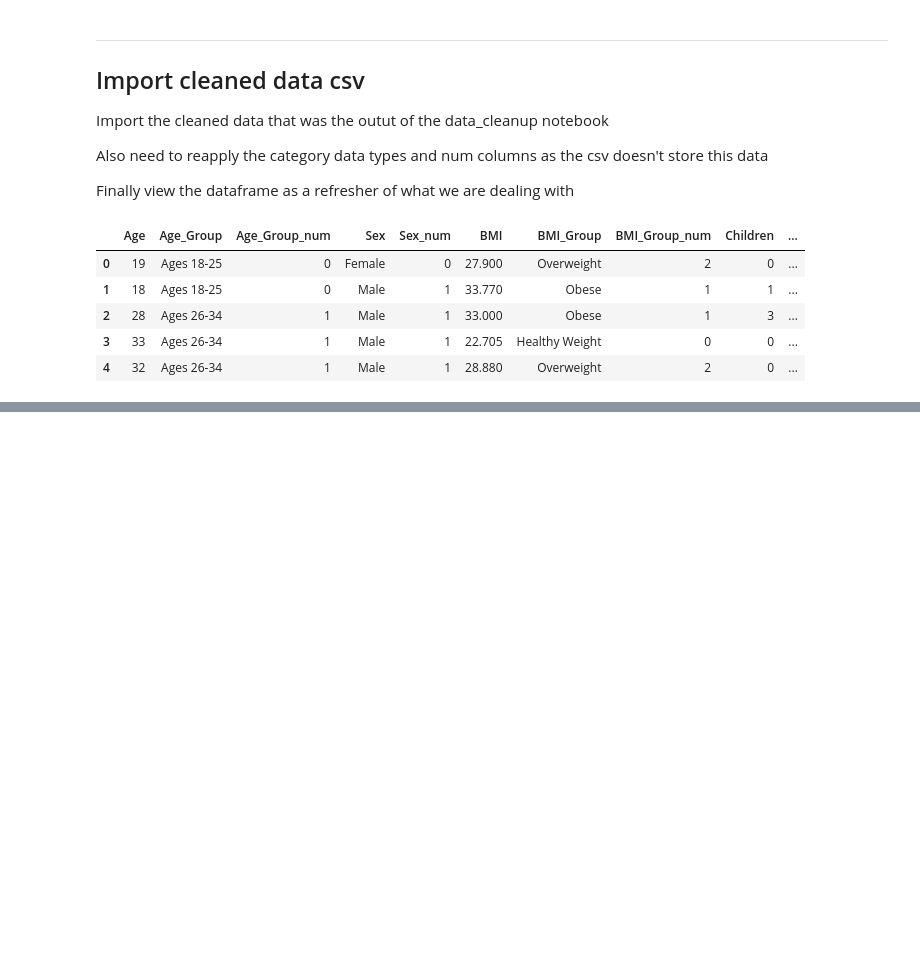
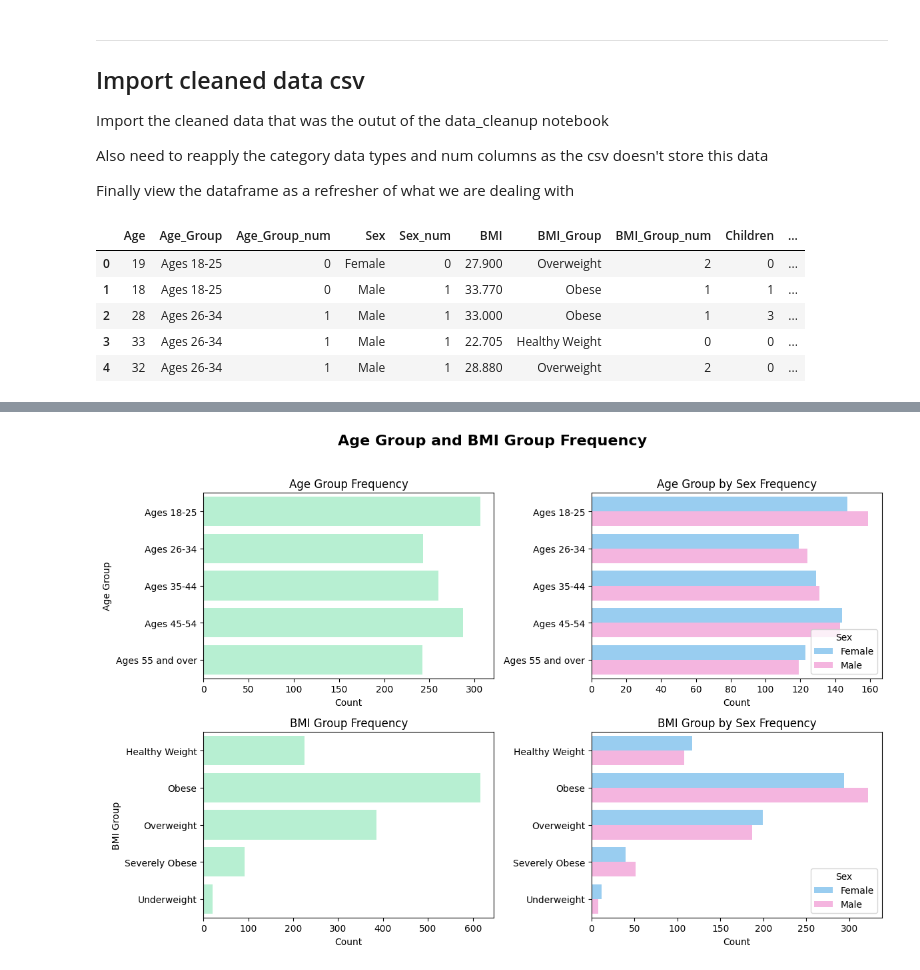
Before and after one commit to petedanielsmith/HealthcareInsuranceDataAnalyticsProject, a Jupyter notebook: jupyter_notebooks/data_visualisation.ipynb, the cells around one changed output, grey strips where cells are left out. Saved outputs shown, nothing was run; the diff lists cells and outputs as text; code cells hidden in the pictures; blank space fills up the shorter version.

Commit message:
Add fequency bar charts for bmi group and age groups to nnotebook (#20)

```diff
--- a/jupyter_notebooks/data_visualisation.ipynb
+++ b/jupyter_notebooks/data_visualisation.ipynb
@@ -43,0 +52,44 @@ insurance.head()
+# %%
+# Create subplots
+fig, axs = plt.subplots(2, 2, figsize=(12, 8))
+
+# Define palettes for male and female
+palette_sex = ["#8AD0FF", "#FFAAE3"]
+
+# Top-left: Age group
+sns.countplot(y='Age_Group', data=insurance, ax=axs[0, 0], color='#AEF8D2')
+axs[0, 0].set_title('Age Group Frequency')
+axs[0, 0].set_xlabel('Count')
+axs[0, 0].set_ylabel('Age Group')
+
+# Top-right: Age group by sex
+sns.countplot(y='Age_Group', data=insurance, hue='Sex', ax=axs[0, 1], palette=palette_sex)
+axs[0, 1].set_title('Age Group by Sex Frequency')
+axs[0, 1].set_xlabel('Count')
+axs[0, 1].set_ylabel('')
+axs[0, 1].legend(title='Sex', loc='lower right')
+
+# Bottom-left: BMI group
+sns.countplot(y='BMI_Group', data=insurance, ax=axs[1, 0], color="#AEF8D2")
+axs[1, 0].set_title('BMI Group Frequency')
+axs[1, 0].set_xlabel('Count')
+axs[1, 0].set_ylabel('BMI Group')
+
+# Bottom-right: BMI group by sex
+sns.countplot(y='BMI_Group', data=insurance, hue='Sex', ax=axs[1, 1], palette=palette_sex)
+axs[1, 1].set_title('BMI Group by Sex Frequency')
+axs[1, 1].set_xlabel('Count')
+axs[1, 1].set_ylabel('')
+axs[1, 1].legend(title='Sex', loc='lower right')
+
+# Add overall title
+fig.suptitle('Age Group and BMI Group Frequency', fontsize=16, fontweight='bold')
+
+# Adjust spacing for suptitle
+plt.tight_layout(rect=[0, 0, 1, 0.96])
+
+# Save figure and show
+plt.savefig('../charts/age_and_bmi_frequency.png')
+plt.show()
+# %% [output]
+[figure, added]
```
Also changed, not shown: parts of 2 cells of this notebook, 1 other file.
